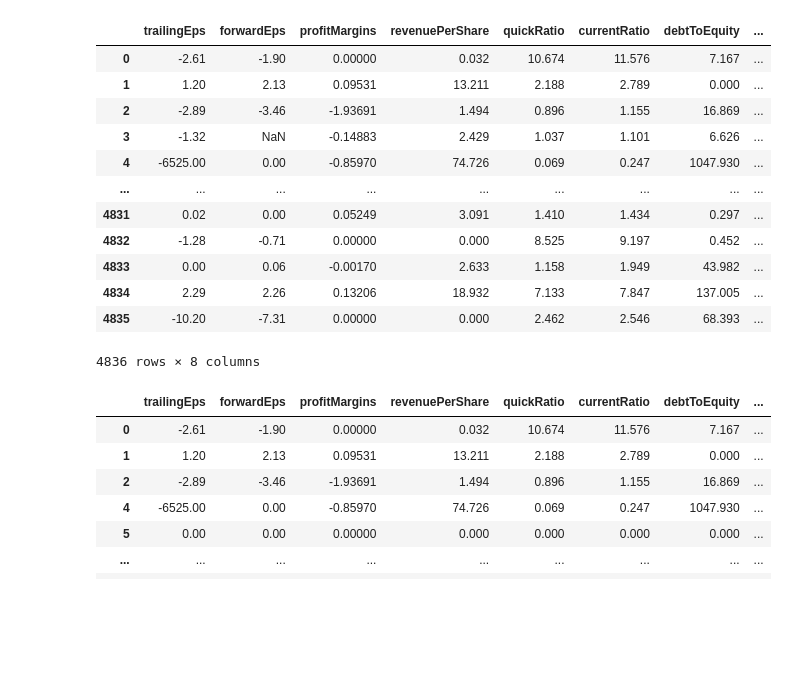
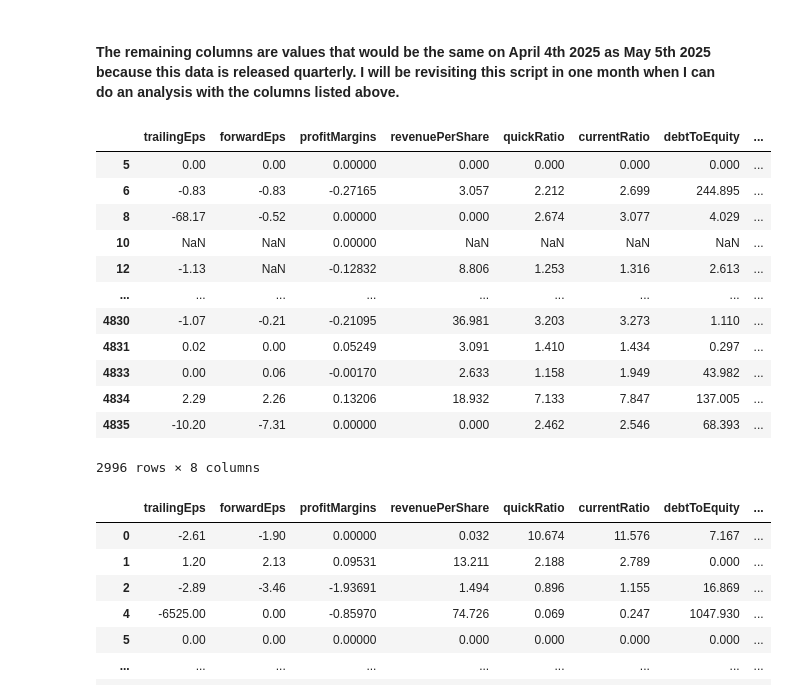
Before and after one commit to wherrickjr1/stock_predictions_project, a Jupyter notebook: edited_stock_script.ipynb, the cells around one changed output. Cells and saved outputs as stored; diff of their text form; code cells hidden in the pictures; blank space fills up the shorter version.

```diff
--- a/edited_stock_script.ipynb
+++ b/edited_stock_script.ipynb
@@ -23,17 +116,19 @@ forest_df = df.drop(columns = ['symbol', 'previous_price', 'averageAnalystRating
+# %% [markdown]
+#### The remaining columns are values that would be the same on April 4th 2025 as May 5th 2025 because this data is released quarterly. I will be revisiting this script in one month when I can do an analysis with the columns listed above.
 # %%
-forest_df
+forest_df[forest_df['gain/lost'] == 'up']
 # %% [output]
 |  | trailingEps | forwardEps | profitMargins | revenuePerShare | quickRatio | currentRatio | debtToEquity | ... |
-| 0 | -2.61 | -1.90 | 0.00000 | 0.032 | 10.674 | 11.576 | 7.167 | ... |
-| 1 | 1.20 | 2.13 | 0.09531 | 13.211 | 2.188 | 2.789 | 0.000 | ... |
-| 2 | -2.89 | -3.46 | -1.93691 | 1.494 | 0.896 | 1.155 | 16.869 | ... |
-| 3 | -1.32 | NaN | -0.14883 | 2.429 | 1.037 | 1.101 | 6.626 | ... |
-| 4 | -6525.00 | 0.00 | -0.85970 | 74.726 | 0.069 | 0.247 | 1047.930 | ... |
+| 5 | 0.00 | 0.00 | 0.00000 | 0.000 | 0.000 | 0.000 | 0.000 | ... |
+| 6 | -0.83 | -0.83 | -0.27165 | 3.057 | 2.212 | 2.699 | 244.895 | ... |
+| 8 | -68.17 | -0.52 | 0.00000 | 0.000 | 2.674 | 3.077 | 4.029 | ... |
+| 10 | NaN | NaN | 0.00000 | NaN | NaN | NaN | NaN | ... |
+| 12 | -1.13 | NaN | -0.12832 | 8.806 | 1.253 | 1.316 | 2.613 | ... |
 | ... | ... | ... | ... | ... | ... | ... | ... | ... |
+| 4830 | -1.07 | -0.21 | -0.21095 | 36.981 | 3.203 | 3.273 | 1.110 | ... |
 | 4831 | 0.02 | 0.00 | 0.05249 | 3.091 | 1.410 | 1.434 | 0.297 | ... |
-| 4832 | -1.28 | -0.71 | 0.00000 | 0.000 | 8.525 | 9.197 | 0.452 | ... |
 | 4833 | 0.00 | 0.06 | -0.00170 | 2.633 | 1.158 | 1.949 | 43.982 | ... |
 | 4834 | 2.29 | 2.26 | 0.13206 | 18.932 | 7.133 | 7.847 | 137.005 | ... |
 | 4835 | -10.20 | -7.31 | 0.00000 | 0.000 | 2.462 | 2.546 | 68.393 | ... |
-4836 rows × 8 columns
+2996 rows × 8 columns
 # %%
```
Also changed, not shown: parts of 18 cells of this notebook.
